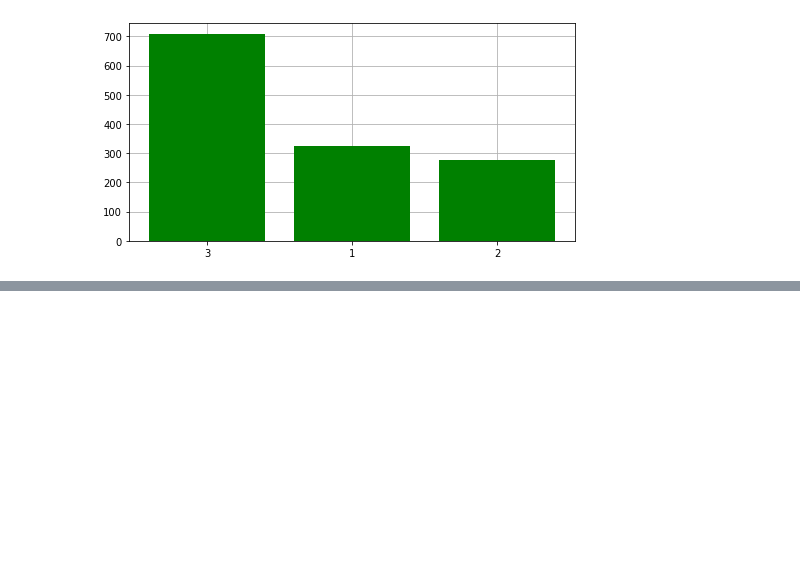
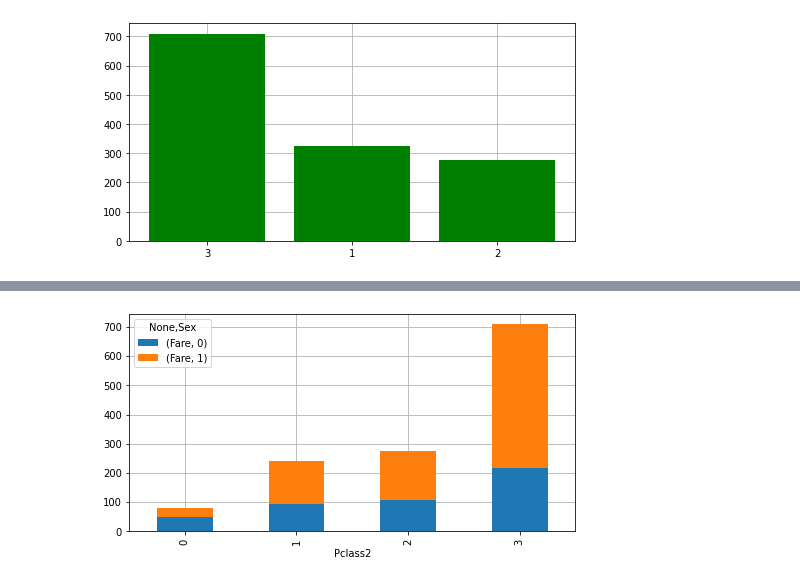
Before and after one commit to Chulwoong-Oh/ML01, a Jupyter notebook: titanic_r1.ipynb, the cells around one changed output, grey strips where cells are left out. Cells and saved outputs as stored; diff of their text form; code cells hidden in the pictures; blank space fills up the shorter version.

```diff
--- a/titanic_r1.ipynb
+++ b/titanic_r1.ipynb
@@ -275,0 +327,2 @@ plt.grid(True)
+# %%
+df_Pclass_gender = df_all1[['Pclass2', 'Sex', 'Fare']].groupby(['Pclass2', 'Sex']).count().unstack()
@@ -275,0 +339,8 @@ plt.grid(True)
+# %%
+# plt.rcParams['figure.figsize'] = [8,4]
+# fig, ax = plt.subplots()
+ax = df_Pclass_gender.plot.bar(stacked=True)
+ax.set_axisbelow(True)
+plt.grid(True)
+# %% [output]
+[figure, added]
```
Also changed, not shown: parts of 19 cells of this notebook, 1 other file.
